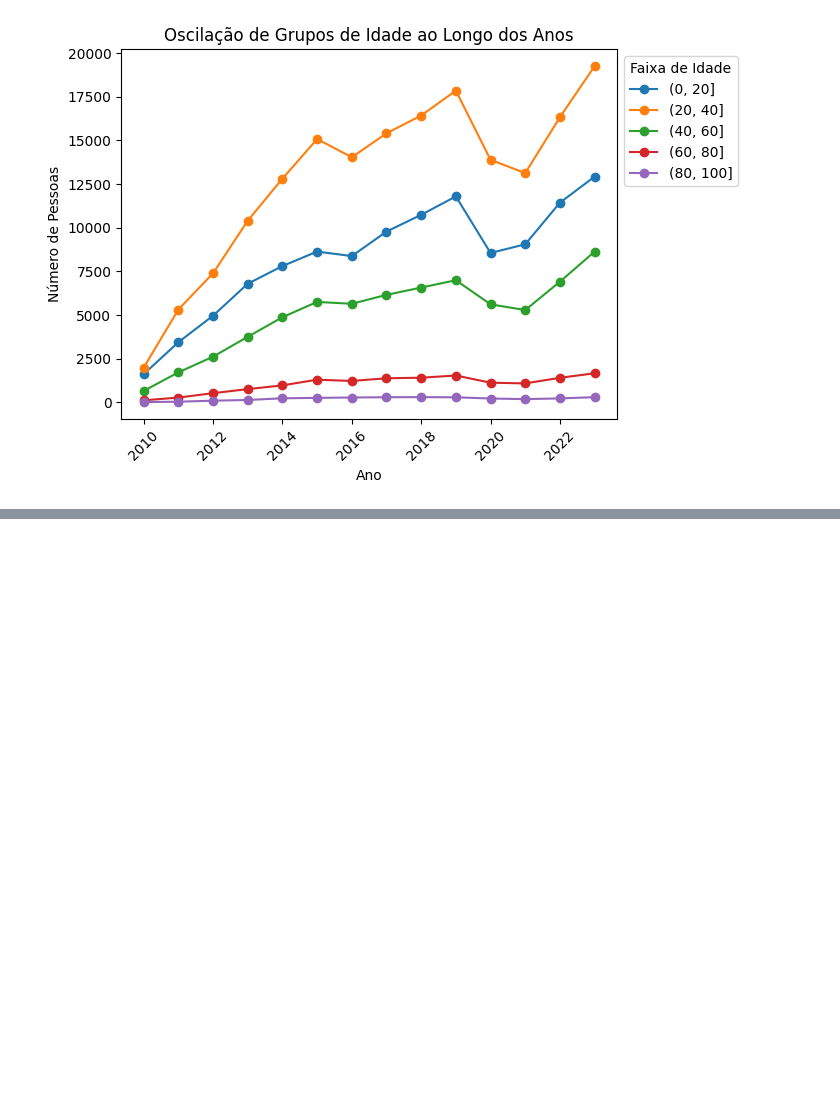
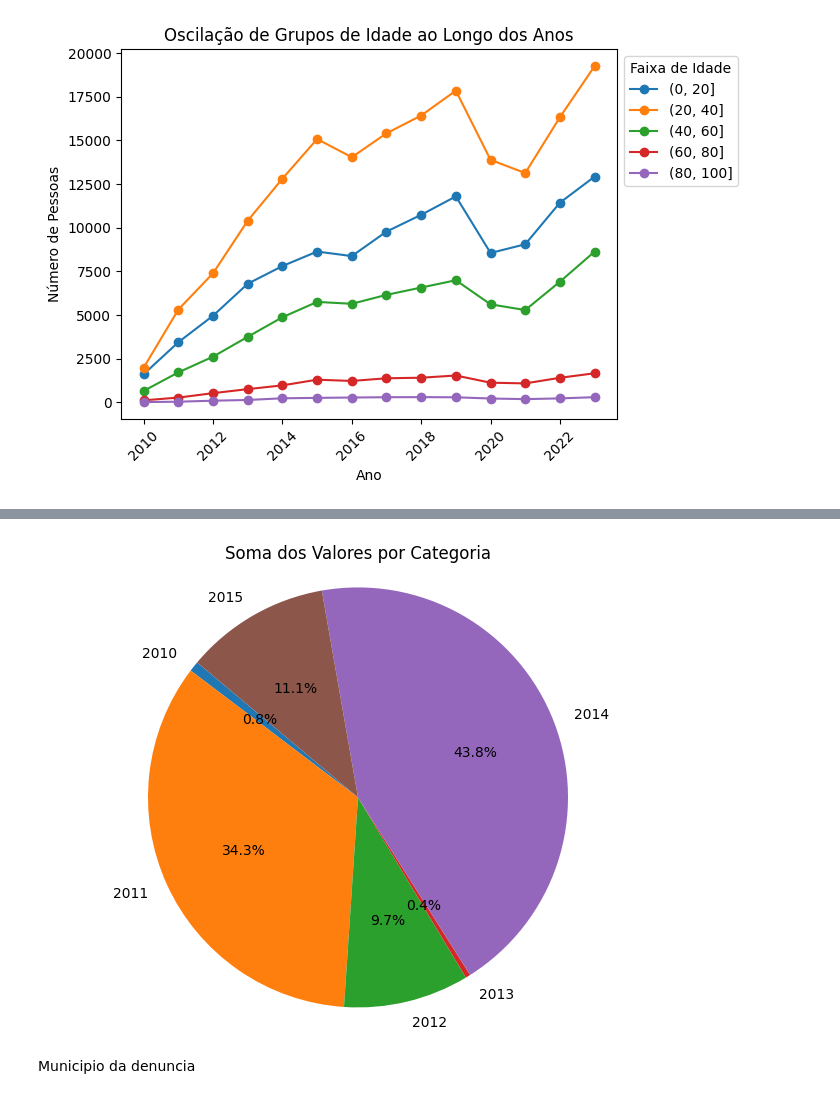
Before and after one commit to AlexeiAltamira/Portfolio, a Jupyter notebook: Violencia_contra_mulher.ipynb, the cells around one changed output, grey strips where cells are left out. Cells and saved outputs as stored; diff of their text form; code cells hidden in the pictures; blank space fills up the shorter version.

```diff
--- a/Violencia_contra_mulher.ipynb
+++ b/Violencia_contra_mulher.ipynb
@@ -232,0 +327,27 @@ Pergunta de negócio:
+# %%
+# Adicionando uma coluna com a soma dos valores por linha
+resultados_totais['Soma'] = resultados_totais.sum(axis=1)
+
+# Criando o gráfico de pizza
+plt.figure(figsize=(8, 6))
+plt.pie(resultados_totais['Soma'], labels=resultados_totais, autopct='%1.1f%%', startangle=140)
+plt.title('Soma dos Valores por Categoria')
+plt.axis('equal')  # Deixa o gráfico de pizza circular
+plt.show()
+
+# Exemplo de dataframe com as cores e o total de vezes que aparecem
+dados = {'Cor': ['Vermelho', 'Verde', 'Azul', 'Amarelo'],
+         'Total': [10, 20, 15, 5]}
+
+df = pd.DataFrame(dados)
+
+# Criando o gráfico de pizza
+plt.figure(figsize=(8, 6))
+plt.pie(df['Total'], labels=df['Cor'], autopct='%1.1f%%', startangle=140)
+plt.title('Distribuição de Cores')
+plt.axis('equal')  # Assegura que o gráfico seja desenhado como um círculo
+plt.show()
+# %% [output]
+[figure, added]
+# %% [markdown]
+Municipio da denuncia
```
Also changed, not shown: parts of 25 cells of this notebook.
